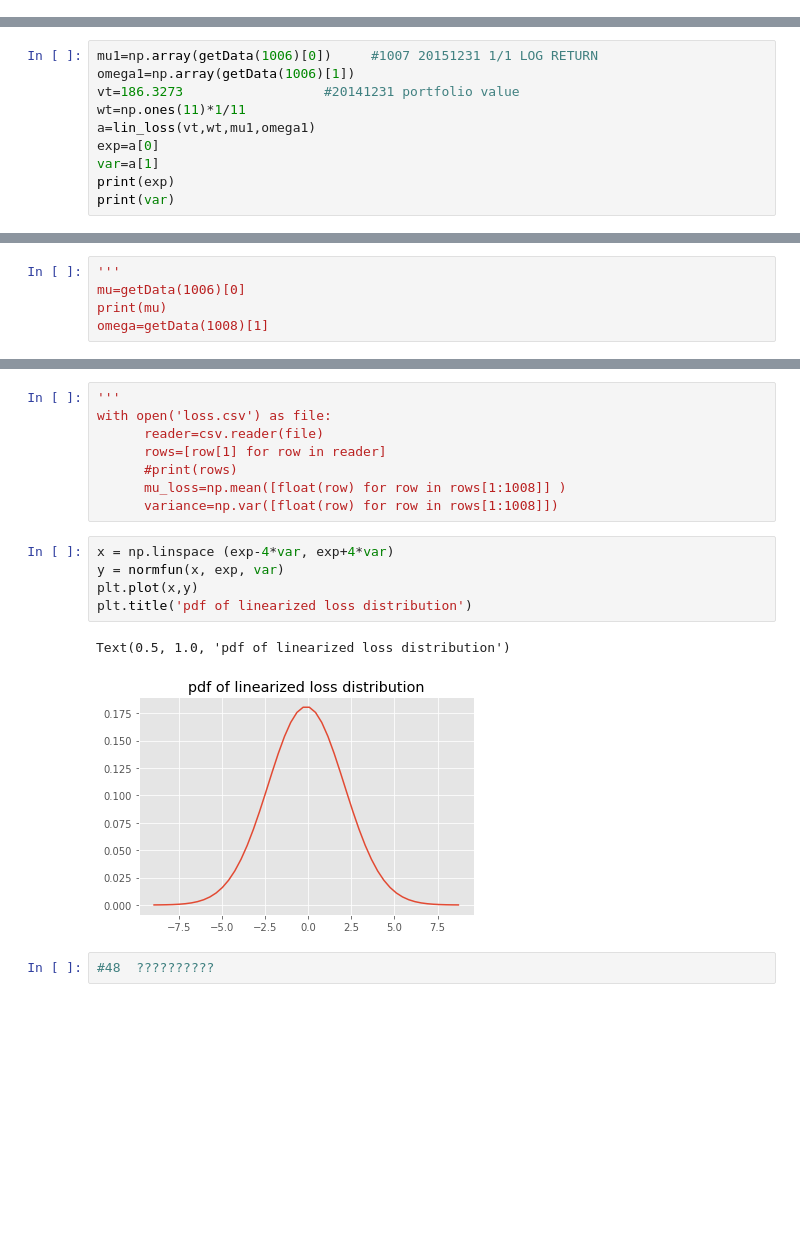
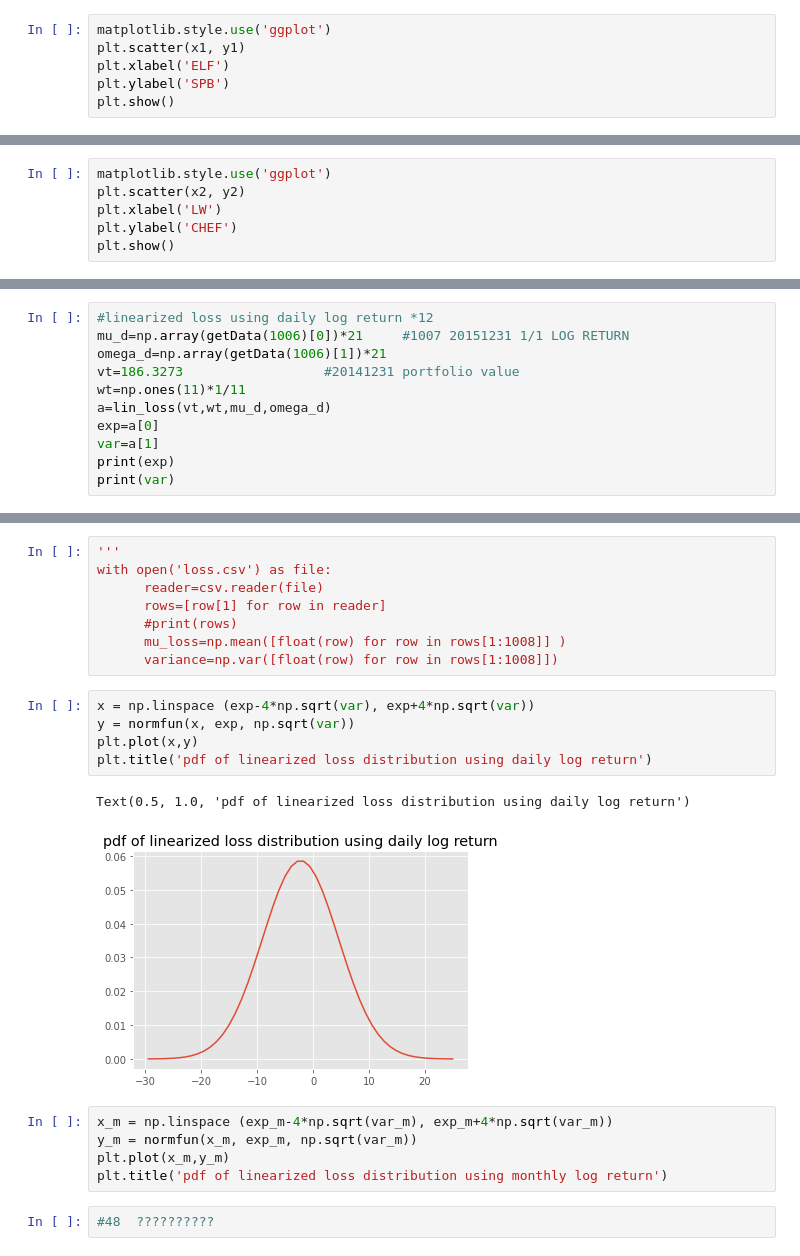
Before and after one commit to ZiyueNie/575, a Jupyter notebook: src/P2.ipynb, the cells around one changed output, grey strips where cells are left out. Drawn from its saved outputs; the diff is of its cells as text; blank space fills up the shorter version.

```diff
--- a/src/P2.ipynb
+++ b/src/P2.ipynb
@@ -77,0 +64,6 @@ plt.show()
+# %%
+matplotlib.style.use('ggplot')
+plt.scatter(x1, y1)
+plt.xlabel('ELF')
+plt.ylabel('SPB')
+plt.show()
@@ -77,0 +82,6 @@ plt.show()
+# %%
+matplotlib.style.use('ggplot')
+plt.scatter(x2, y2)
+plt.xlabel('LW')
+plt.ylabel('CHEF')
+plt.show()
@@ -101,11 +139,12 @@ def loss(Vt,Wt,mu,omega):
   var=(Vt**2)*(np.dot(np.dot(Wt,omega),Wt))
   return exp,var
 # %%
-mu1=np.array(getData(1006)[0])     #1007 20151231 1/1 LOG RETURN
-omega1=np.array(getData(1006)[1])
+#linearized loss using daily log return *12
+mu_d=np.array(getData(1006)[0])*21     #1007 20151231 1/1 LOG RETURN
+omega_d=np.array(getData(1006)[1])*21
 vt=186.3273                  #20141231 portfolio value
 wt=np.ones(11)*1/11
-a=lin_loss(vt,wt,mu1,omega1)
+a=lin_loss(vt,wt,mu_d,omega_d)
 exp=a[0]
 var=a[1]
 print(exp)
@@ -127,8 +167,3 @@ print(va)
-# %%
-'''
-mu=getData(1006)[0]
-print(mu)
-omega=getData(1008)[1]
 # %%
 def normfun(x,mu,sigma):
     pdf = np.exp(-((x - mu)**2)/(2*sigma**2)) / (sigma * np.sqrt(2*np.pi))
@@ -142,13 +177,18 @@ with open('loss.csv') as file:
       mu_loss=np.mean([float(row) for row in rows[1:1008]] )
       variance=np.var([float(row) for row in rows[1:1008]])
 # %%
-x = np.linspace (exp-4*var, exp+4*var)
-y = normfun(x, exp, var)
+x = np.linspace (exp-4*np.sqrt(var), exp+4*np.sqrt(var))
+y = normfun(x, exp, np.sqrt(var))
 plt.plot(x,y)
-plt.title('pdf of linearized loss distribution')
+plt.title('pdf of linearized loss distribution using daily log return')
 # %% [output]
-Text(0.5, 1.0, 'pdf of linearized loss distribution')
+Text(0.5, 1.0, 'pdf of linearized loss distribution using daily log return')
-[figure, old version]
+[figure, new version]
+# %%
+x_m = np.linspace (exp_m-4*np.sqrt(var_m), exp_m+4*np.sqrt(var_m))
+y_m = normfun(x_m, exp_m, np.sqrt(var_m))
+plt.plot(x_m,y_m)
+plt.title('pdf of linearized loss distribution using monthly log return')
 # %%
 #48  ??????????
 # %%
```
Also changed, not shown: parts of 32 cells of this notebook.
